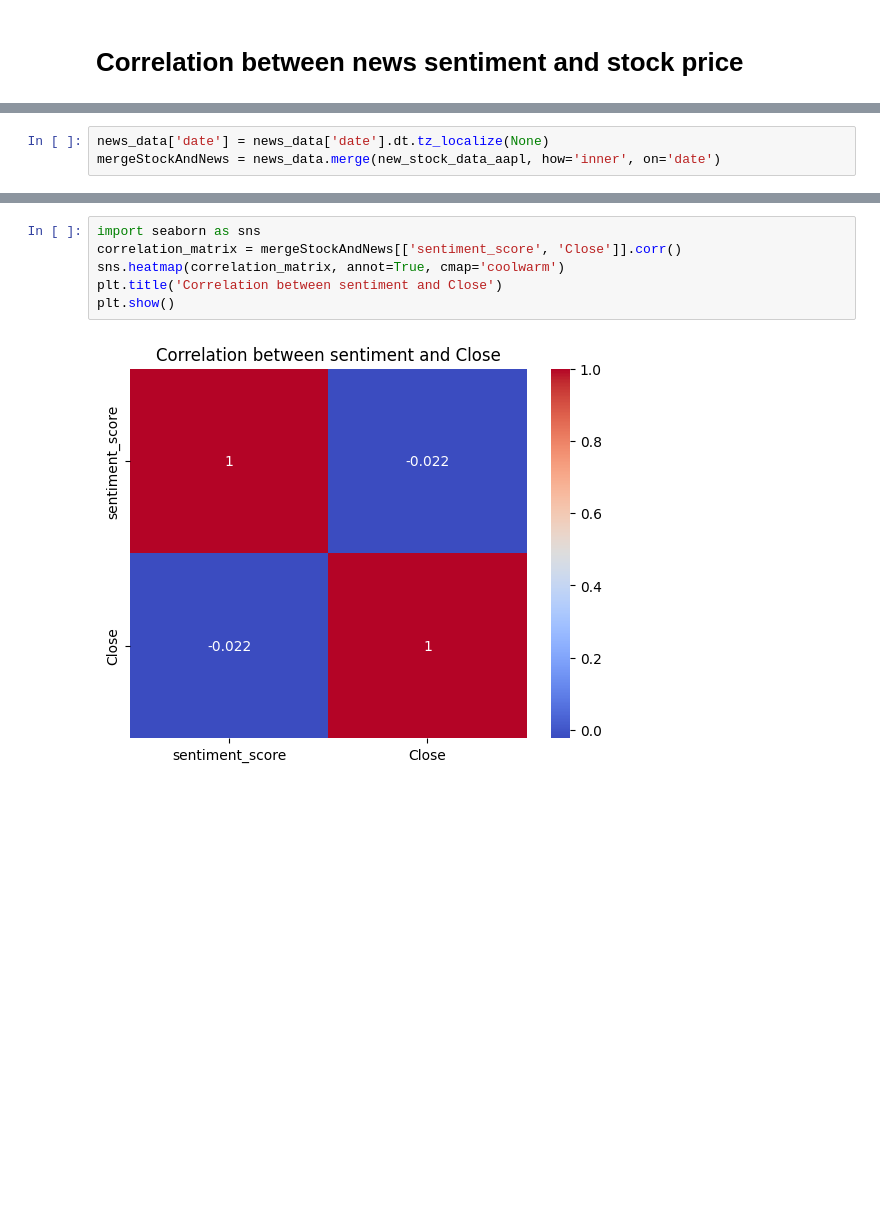
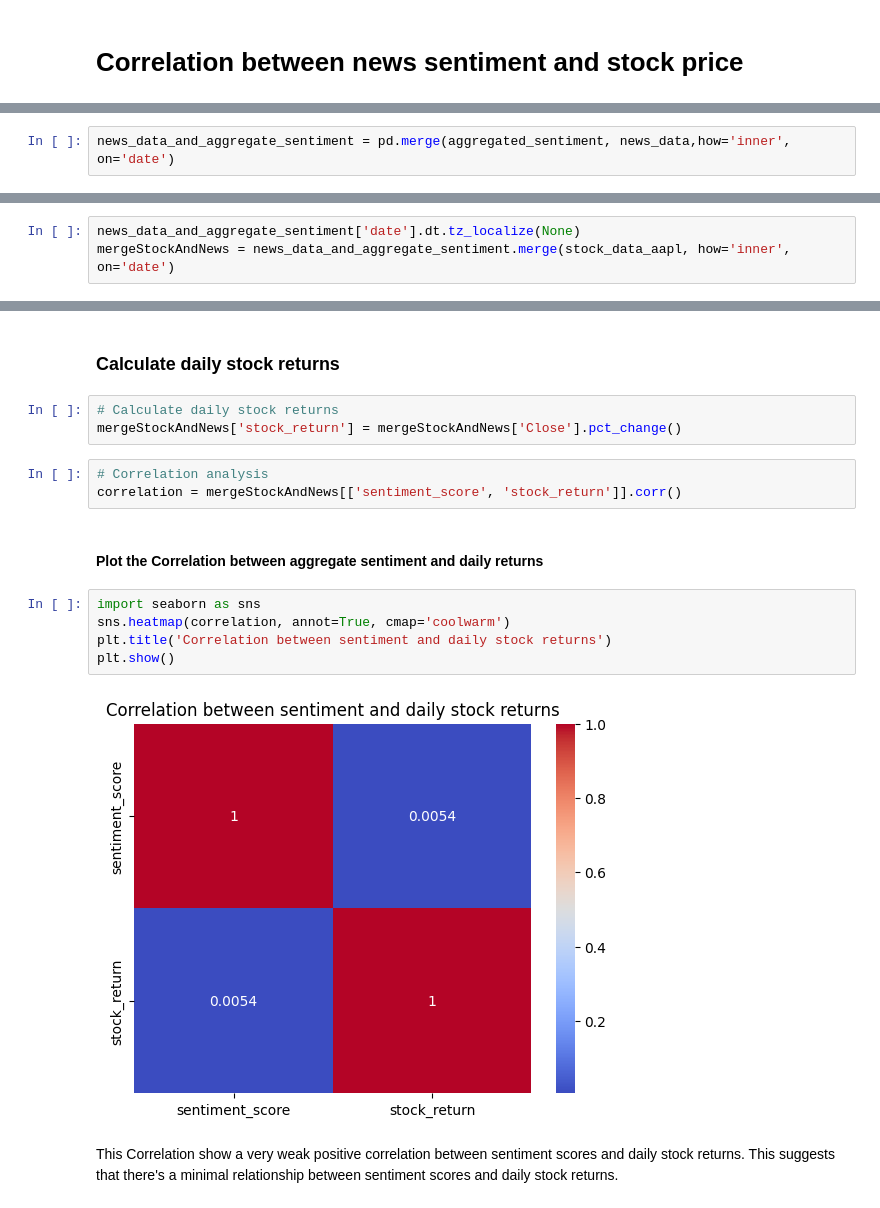
Before and after one commit to GuleWako/10Academy-Week-1-Financial-News-and-Stock-Price-Integration-Analysis, a Jupyter notebook: notebooks/newsAndStockPrice.ipynb, the cells around one changed output, grey strips where cells are left out. Drawn from its saved outputs; the diff is of its cells as text; blank space fills up the shorter version.

Commit message:
daily_return and correlation b/n sentiment

```diff
--- a/notebooks/newsAndStockPrice.ipynb
+++ b/notebooks/newsAndStockPrice.ipynb
@@ -619,0 +640,2 @@ new_stock_data_aapl = stock_data_aapl.rename(columns={'Date': 'date'})
+# %%
+news_data_and_aggregate_sentiment = pd.merge(aggregated_sentiment, news_data,how='inner', on='date')
@@ -620,3 +655,3 @@ new_stock_data_aapl = stock_data_aapl.rename(columns={'Date': 'date'})
 # %%
-news_data['date'] = news_data['date'].dt.tz_localize(None)
-mergeStockAndNews = news_data.merge(new_stock_data_aapl, how='inner', on='date')
+news_data_and_aggregate_sentiment['date'].dt.tz_localize(None)
+mergeStockAndNews = news_data_and_aggregate_sentiment.merge(stock_data_aapl, how='inner', on='date')
@@ -633,8 +670,19 @@ mergeStockAndNews.head()
+# %% [markdown]
+### Calculate daily stock returns
+# %%
+# Calculate daily stock returns
+mergeStockAndNews['stock_return'] = mergeStockAndNews['Close'].pct_change()
+# %%
+# Correlation analysis
+correlation = mergeStockAndNews[['sentiment_score', 'stock_return']].corr()
+# %% [markdown]
+#### Plot the Correlation between aggregate sentiment and daily returns
 # %%
 import seaborn as sns
-correlation_matrix = mergeStockAndNews[['sentiment_score', 'Close']].corr()
-sns.heatmap(correlation_matrix, annot=True, cmap='coolwarm')
-plt.title('Correlation between sentiment and Close')
+sns.heatmap(correlation, annot=True, cmap='coolwarm')
+plt.title('Correlation between sentiment and daily stock returns')
 plt.show()
 # %% [output]
-[figure, old version]
+[figure, new version]
+# %% [markdown]
+This Correlation show a very weak positive correlation between sentiment scores and daily stock returns. This suggests that there's a minimal relationship between sentiment scores and daily stock returns.
```
Also changed, not shown: parts of 13 cells of this notebook.
